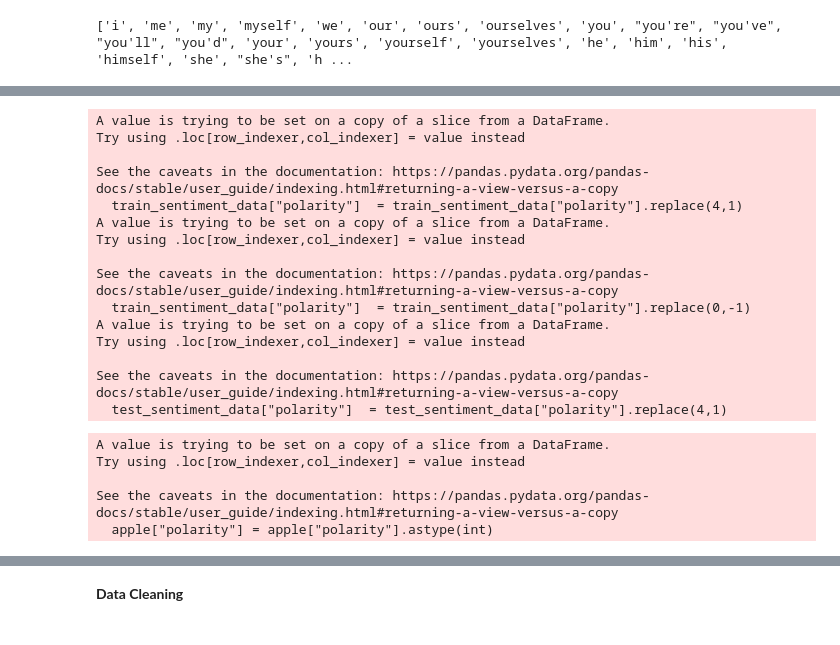
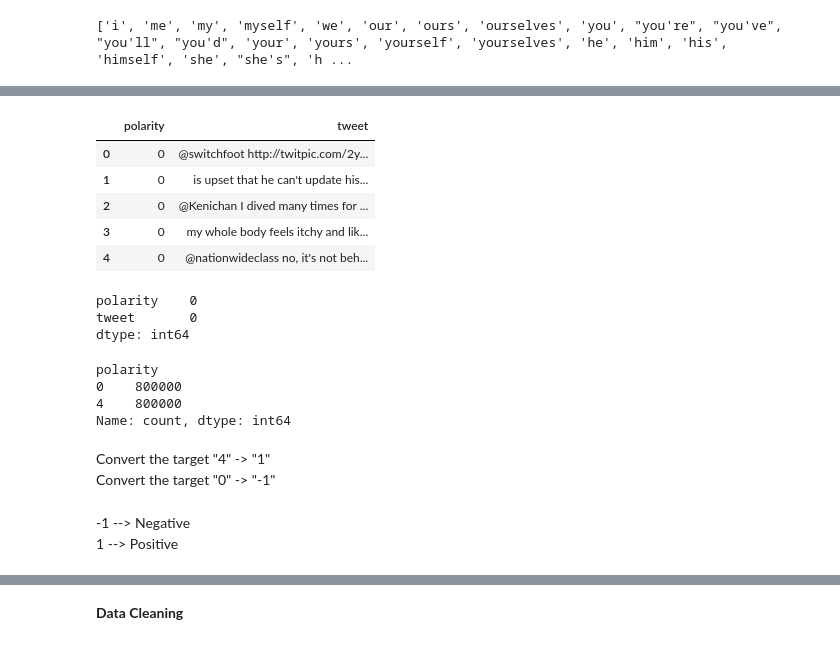
Before and after one commit to DarshikaSahu/ML_lab_Project, a Jupyter notebook: Model.ipynb, the cells around one changed output, grey strips where cells are left out. Drawn from its saved outputs; the diff is of its cells as text; code cells hidden in the pictures.

```diff
--- a/Model.ipynb
+++ b/Model.ipynb
@@ -119,3 +90,30 @@ twitter_data.columns = ["polarity","tweet"]
+# %%
+train_sentiment_data.head()
+# %% [output]
+|  | polarity | tweet |
+| 0 | 0 | @switchfoot http://twitpic.com/2y... |
+| 1 | 0 | is upset that he can't update his... |
+| 2 | 0 | @Kenichan I dived many times for ... |
+| 3 | 0 | my whole body feels itchy and lik... |
+| 4 | 0 | @nationwideclass no, it's not beh... |
+# %%
+#counting the number of missing values in the dataset
+train_sentiment_data.isnull().sum()
+# %% [output]
+polarity    0
+tweet       0
+dtype: int64
+# %%
+#checking the distribution of the target column
+train_sentiment_data['polarity'].value_counts()
+# %% [output]
+polarity
+0    800000
+4    800000
+Name: count, dtype: int64
+# %% [markdown]
+Convert the target "4" -> "1"
+Convert the target "0" -> "-1"
 # %%
 #Replace values to have -1 negative, 0 neutral, 1 postive
 train_sentiment_data["polarity"]  = train_sentiment_data["polarity"].replace(4,1)
@@ -124,32 +122,3 @@ train_sentiment_data["polarity"]  = train_sentiment_data["polarity"].replace(0,-
 test_sentiment_data["polarity"]  = test_sentiment_data["polarity"].replace(4,1)
 test_sentiment_data["polarity"]  = test_sentiment_data["polarity"].replace(0,-1)
 test_sentiment_data["polarity"]  = test_sentiment_data["polarity"].replace(2,0)
-
-apple["polarity"] = apple["polarity"].replace("1",-1)
-apple["polarity"] = apple["polarity"].replace("3",0)
-apple["polarity"] = apple["polarity"].replace("5",1)
-# %% [output]
-A value is trying to be set on a copy of a slice from a DataFrame.
-Try using .loc[row_indexer,col_indexer] = value instead
-
-See the caveats in the documentation: https://pandas.pydata.org/pandas-docs/stable/user_guide/indexing.html#returning-a-view-versus-a-copy
-  train_sentiment_data["polarity"]  = train_sentiment_data["polarity"].replace(4,1)
-A value is trying to be set on a copy of a slice from a DataFrame.
-Try using .loc[row_indexer,col_indexer] = value instead
-
-See the caveats in the documentation: https://pandas.pydata.org/pandas-docs/stable/user_guide/indexing.html#returning-a-view-versus-a-copy
-  train_sentiment_data["polarity"]  = train_sentiment_data["polarity"].replace(0,-1)
-A value is trying to be set on a copy of a slice from a DataFrame.
-Try using .loc[row_indexer,col_indexer] = value instead
-
-See the caveats in the documentation: https://pandas.pydata.org/pandas-docs/stable/user_guide/indexing.html#returning-a-view-versus-a-copy
-  test_sentiment_data["polarity"]  = test_sentiment_data["polarity"].replace(4,1)
-# %%
-apple = apple[apple["polarity"]!= "not_relevant"]
-apple["polarity"] = apple["polarity"].astype(int)
-# %% [output]
-A value is trying to be set on a copy of a slice from a DataFrame.
-Try using .loc[row_indexer,col_indexer] = value instead
-
-See the caveats in the documentation: https://pandas.pydata.org/pandas-docs/stable/user_guide/indexing.html#returning-a-view-versus-a-copy
-  apple["polarity"] = apple["polarity"].astype(int)
@@ -157,0 +125,3 @@ twitter_data.dropna(inplace= True)
+# %% [markdown]
+-1 --> Negative
+1 --> Positive
```
Also changed, not shown: parts of 52 cells of this notebook, 4 other files.
